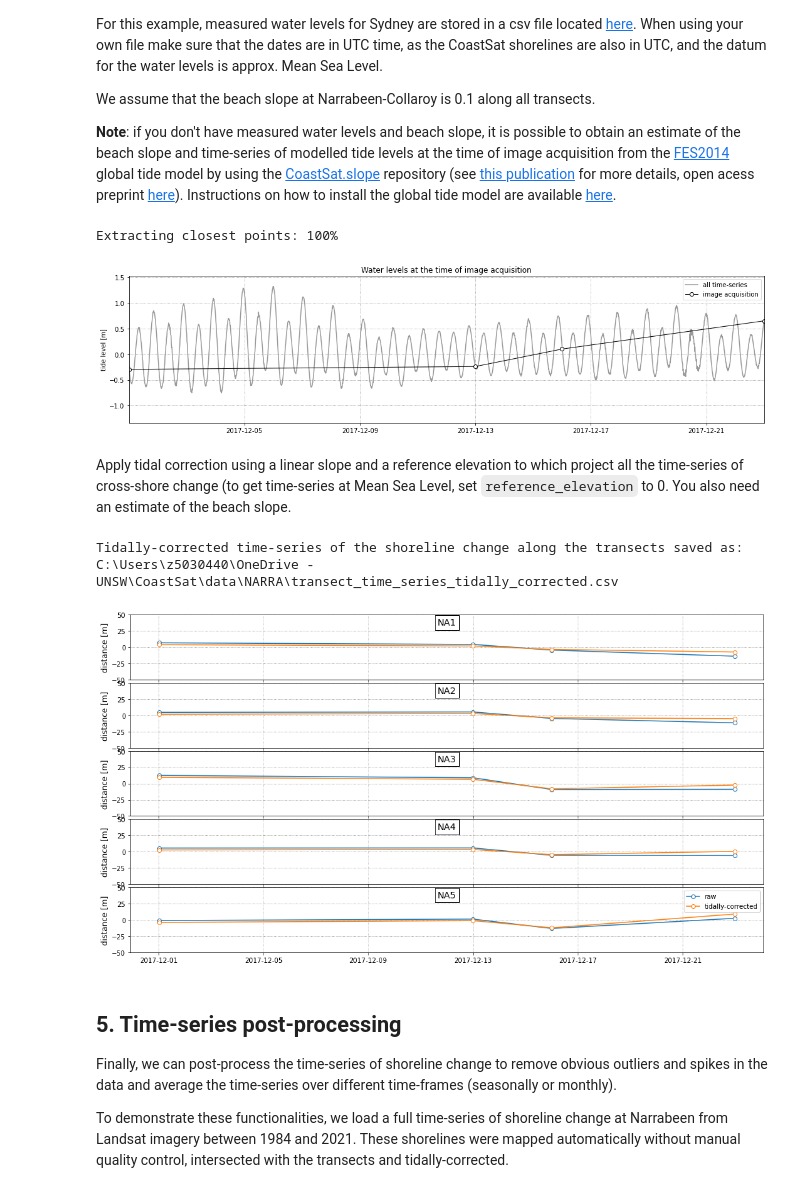
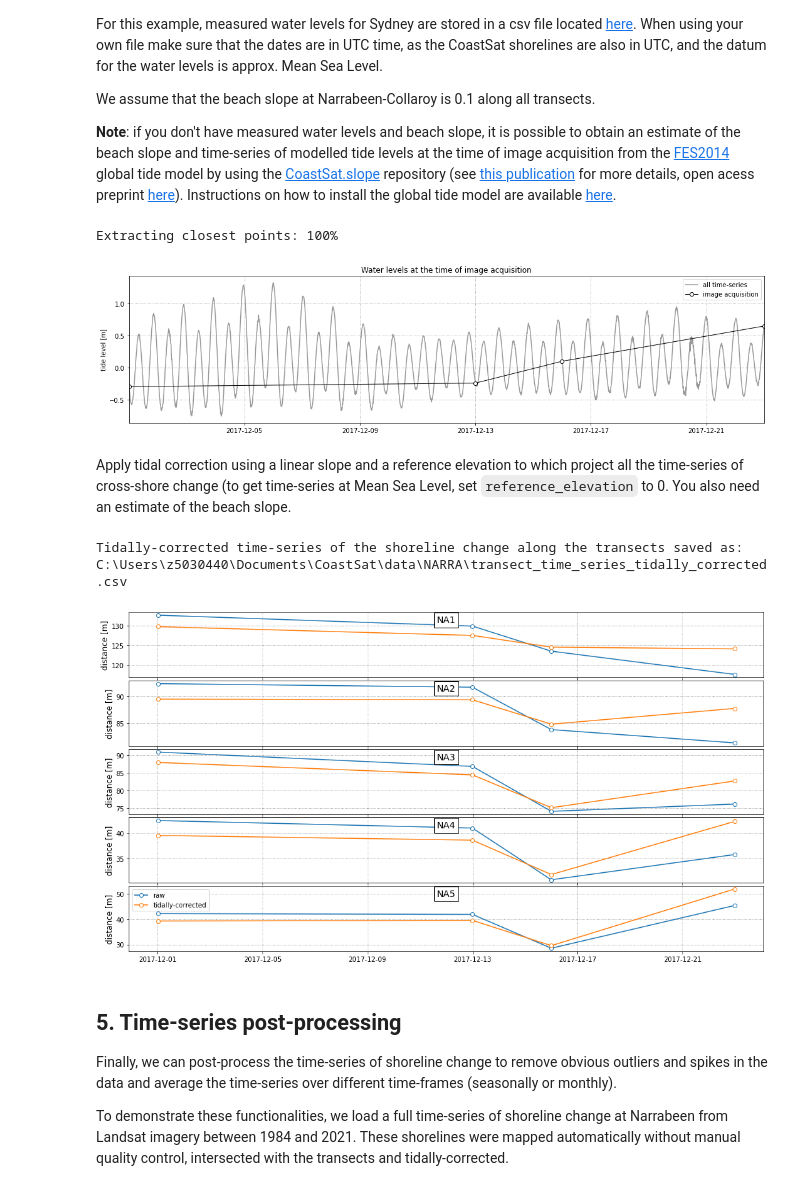
Before and after one commit to kvos/CoastSat, a Jupyter notebook: example_jupyter.ipynb, the cells around one changed output. Saved outputs shown, nothing was run; the diff lists cells and outputs as text; code cells hidden in the pictures.

```diff
--- a/example_jupyter.ipynb
+++ b/example_jupyter.ipynb
@@ -286,7 +292,7 @@ settings_transects = { # parameters for computing intersections
                       'max_range':           30,        # max range for points around transect
                       'min_chainage':        -100,      # largest negative value along transect (landwards of transect origin)
                       'multiple_inter':      'auto',    # mode for removing outliers ('auto', 'nan', 'max')
-                      'prc_multiple':         0.1,      # percentage of the time that multiple intersects are present to use the max
+                      'auto_prc':            0.1,       # percentage of the time that multiple intersects are present to use the max
                      }
 cross_distance = SDS_transects.compute_intersection_QC(output, transects, settings_transects)
 # %% [markdown]
@@ -300,8 +306,7 @@ for i,key in enumerate(cross_distance.keys()):
         continue
     ax = fig.add_subplot(gs[i,0])
     ax.grid(linestyle=':', color='0.5')
-    ax.set_ylim([-50,50])
-    ax.plot(output['dates'], cross_distance[key]- np.nanmedian(cross_distance[key]), '-o', ms=6, mfc='w')
+    ax.plot(output['dates'], cross_distance[key], '-o', ms=6, mfc='w')
     ax.set_ylabel('distance [m]', fontsize=12)
     ax.text(0.5,0.95, key, bbox=dict(boxstyle="square", ec='k',fc='w'), ha='center',
             va='top', transform=ax.transAxes, fontsize=14)
@@ -331,8 +339,8 @@ We assume that the beach slope at Narrabeen-Collaroy is 0.1 along all transects.
 # %%
 # load the measured tide data
 filepath = os.path.join(os.getcwd(),'examples','NARRA_tides.csv')
-tide_data = pd.read_csv(filepath, parse_dates=['dates'])
-dates_ts = [_.to_pydatetime() for _ in tide_data['dates']]
+tide_data = pd.read_csv(filepath)
+dates_ts = [pd.to_datetime(_).to_pydatetime() for _ in tide_data['dates']]
 tides_ts = np.array(tide_data['tide'])
 
 # get tide levels corresponding to the time of image acquisition
@@ -342,13 +350,13 @@ tides_sat = SDS_tools.get_closest_datapoint(dates_sat, dates_ts, tides_ts)
 # plot the subsampled tide data
 fig, ax = plt.subplots(1,1,figsize=(15,4), tight_layout=True)
 ax.grid(which='major', linestyle=':', color='0.5')
-ax.plot(tide_data['dates'], tide_data['tide'], '-', color='0.6', label='all time-series')
+ax.plot(dates_ts, tides_ts, '-', color='0.6', label='all time-series')
 ax.plot(dates_sat, tides_sat, '-o', color='k', ms=6, mfc='w',lw=1, label='image acquisition')
 ax.set(ylabel='tide level [m]',xlim=[dates_sat[0],dates_sat[-1]], title='Water levels at the time of image acquisition');
 ax.legend();
 # %% [output]
 Extracting closest points: 100%
-[figure, old version]
+[figure, new version]
 # %% [markdown]
 Apply tidal correction using a linear slope and a reference elevation to which project all the time-series of cross-shore change (to get time-series at Mean Sea Level, set `reference_elevation` to 0. You also need an estimate of the beach slope.
 # %%
@@ -359,38 +367,37 @@ cross_distance_tidally_corrected = {}
 for key in cross_distance.keys():
     correction = (tides_sat-reference_elevation)/beach_slope
     cross_distance_tidally_corrected[key] = cross_distance[key] + correction
 
 # store the tidally-corrected time-series in a .csv file
 out_dict = dict([])
 out_dict['dates'] = dates_sat
 for key in cross_distance_tidally_corrected.keys():
     out_dict[key] = cross_distance_tidally_corrected[key]
 df = pd.DataFrame(out_dict)
 fn = os.path.join(settings['inputs']['filepath'],settings['inputs']['sitename'],
                   'transect_time_series_tidally_corrected.csv')
 df.to_csv(fn, sep=',')
 print('Tidally-corrected time-series of the shoreline change along the transects saved as:\n%s'%fn)
 
 # plot the time-series of shoreline change (both raw and tidally-corrected)
 fig = plt.figure(figsize=[15,8], tight_layout=True)
 gs = gridspec.GridSpec(len(cross_distance),1)
 gs.update(left=0.05, right=0.95, bottom=0.05, top=0.95, hspace=0.05)
 for i,key in enumerate(cross_distance.keys()):
     if np.all(np.isnan(cross_distance[key])):
         continue
     ax = fig.add_subplot(gs[i,0])
     ax.grid(linestyle=':', color='0.5')
-    ax.set_ylim([-50,50])
-    ax.plot(output['dates'], cross_distance[key]- np.nanmedian(cross_distance[key]), '-o', ms=6, mfc='w', label='raw')
-    ax.plot(output['dates'], cross_distance_tidally_corrected[key]- np.nanmedian(cross_distance[key]), '-o', ms=6, mfc='w', label='tidally-corrected')
+    ax.plot(output['dates'], cross_distance[key], '-o', ms=6, mfc='w', label='raw')
+    ax.plot(output['dates'], cross_distance_tidally_corrected[key], '-o', ms=6, mfc='w', label='tidally-corrected')
     ax.set_ylabel('distance [m]', fontsize=12)
     ax.text(0.5,0.95, key, bbox=dict(boxstyle="square", ec='k',fc='w'), ha='center',
             va='top', transform=ax.transAxes, fontsize=14)
 ax.legend();
 # %% [output]
 Tidally-corrected time-series of the shoreline change along the transects saved as:
-C:\Users\z5030440\OneDrive - UNSW\CoastSat\data\NARRA\transect_time_series_tidally_corrected.csv
+C:\Users\z5030440\Documents\CoastSat\data\NARRA\transect_time_series_tidally_corrected.csv
-[figure, old version]
+[figure, new version]
 # %% [markdown]
 ## 5. Time-series post-processing
 
```
Also changed, not shown: parts of 14 cells of this notebook, 1 other file.
